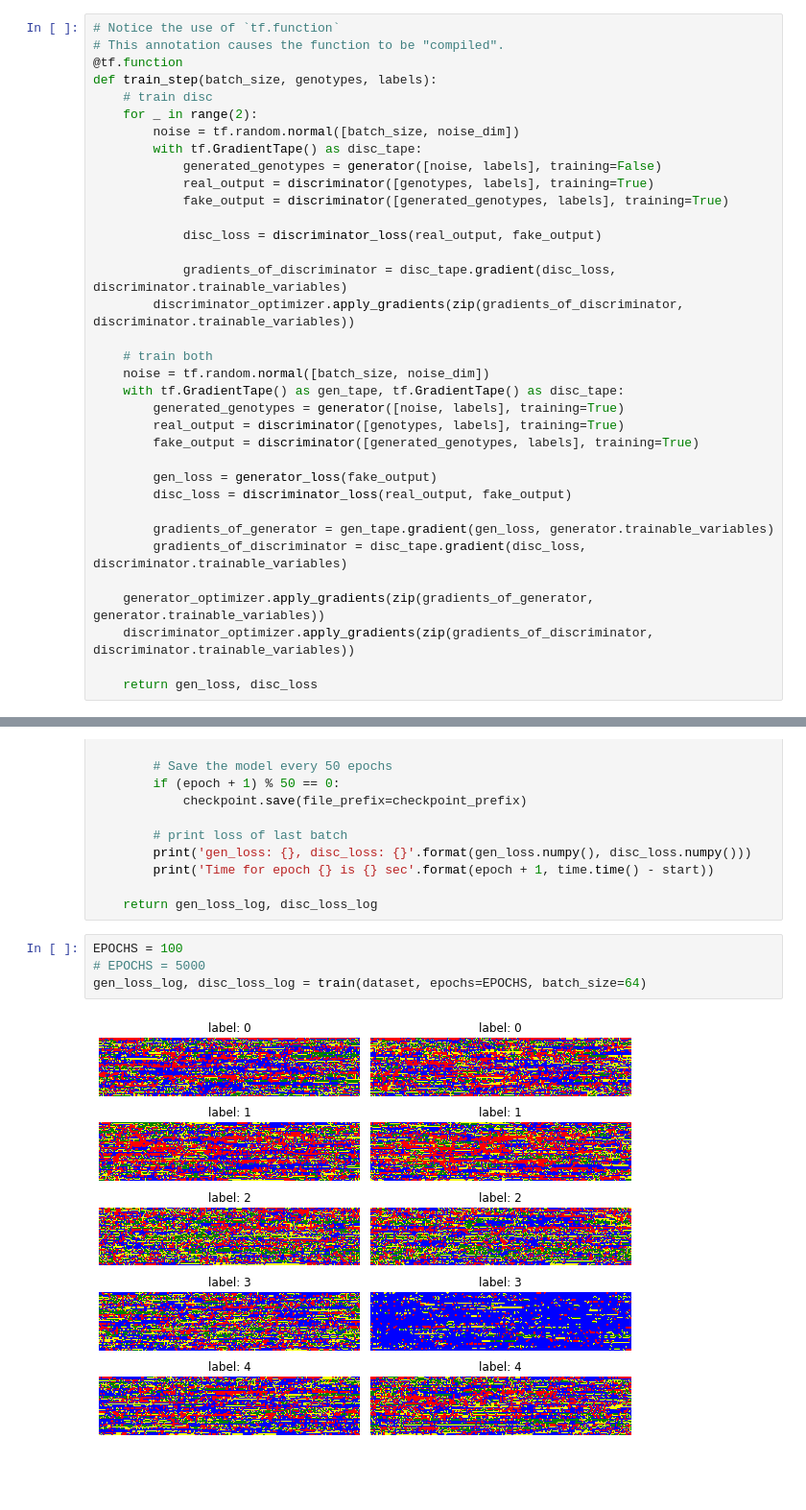
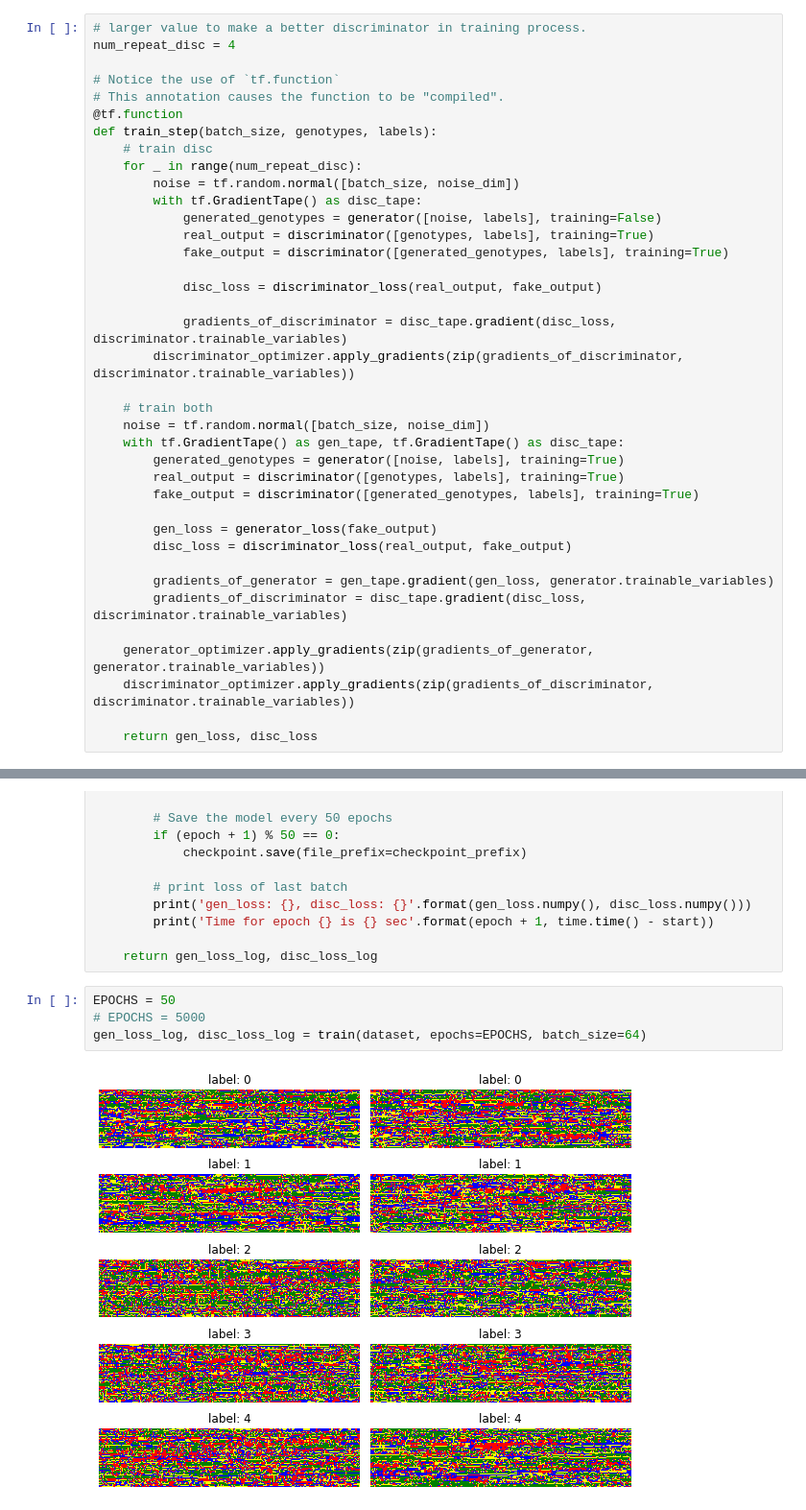
Before and after one commit to shilab/PG-cGAN, a Jupyter notebook: PG-cGAN code.ipynb, the cells around one changed output, grey strips where cells are left out. Shown at 96% size. Saved outputs shown, nothing was run; the diff lists cells and outputs as text; blank space fills up the shorter version.

```diff
--- a/PG-cGAN code.ipynb
+++ b/PG-cGAN code.ipynb
@@ -337,12 +363,15 @@ noise = tf.random.normal([num_examples_to_generate, noise_dim])
 label = np.array([0, 0, 1, 1, 2, 2, 3, 3, 4, 4])
 seed = [noise, label]
 # %%
+# larger value to make a better discriminator in training process.
+num_repeat_disc = 4
+
 # Notice the use of `tf.function`
 # This annotation causes the function to be "compiled".
 @tf.function
 def train_step(batch_size, genotypes, labels):
     # train disc
-    for _ in range(2):
+    for _ in range(num_repeat_disc):
         noise = tf.random.normal([batch_size, noise_dim])
         with tf.GradientTape() as disc_tape:
             generated_genotypes = generator([noise, labels], training=False)
@@ -428,8 +457,8 @@ def train(dataset, epochs, batch_size):
 
     return gen_loss_log, disc_loss_log
 # %%
-EPOCHS = 100
+EPOCHS = 50
 # EPOCHS = 5000
 gen_loss_log, disc_loss_log = train(dataset, epochs=EPOCHS, batch_size=64)
 # %% [output]
-[figure, old version]
+[figure, new version]
```
Also changed, not shown: parts of 7 cells of this notebook.
